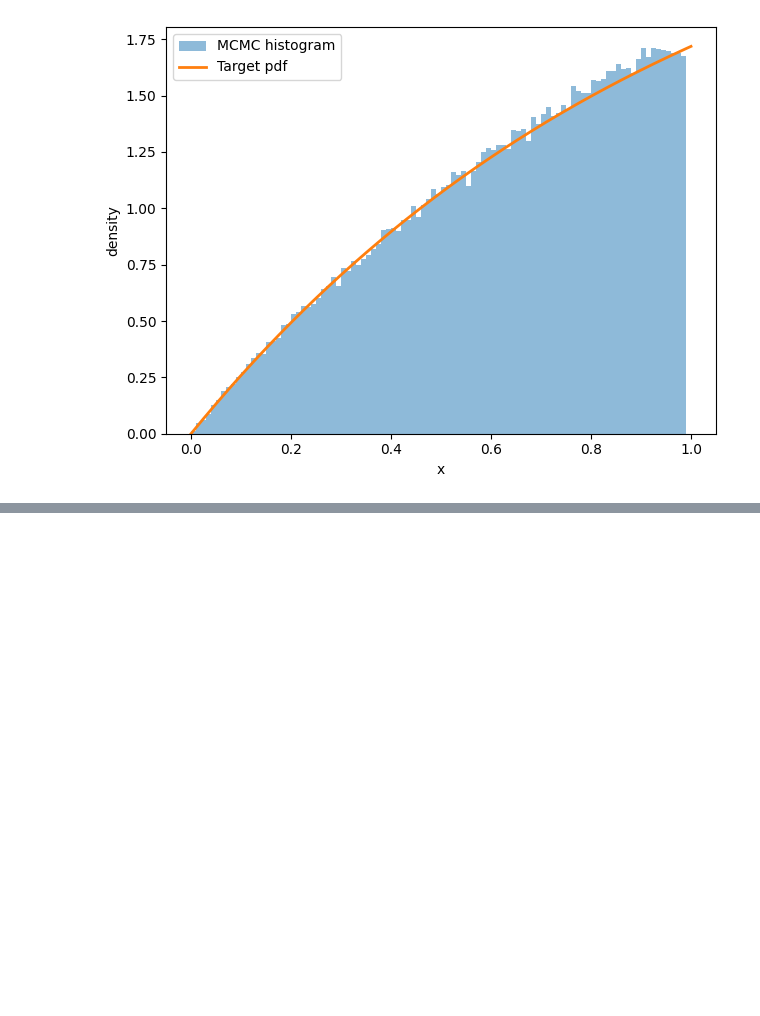
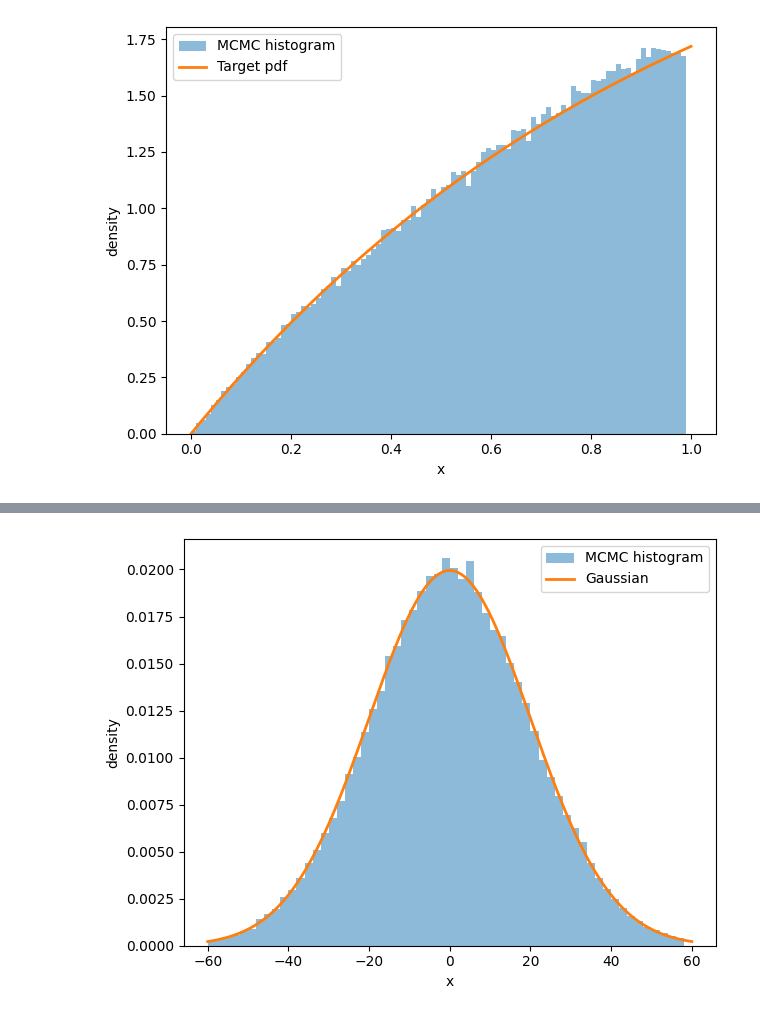
Before and after one commit to JacobGraham6489/physics-7321, a Jupyter notebook: Homeworks/HW 3 Jacob Graham.ipynb, the cells around one changed output, grey strips where cells are left out. Drawn from its saved outputs; the diff is of its cells as text; code cells hidden in the pictures; blank space fills up the shorter version.

```diff
--- a/Homeworks/HW 3 Jacob Graham.ipynb
+++ b/Homeworks/HW 3 Jacob Graham.ipynb
@@ -305,0 +315,55 @@ The value of a that minimizes the variance of the importance sampling estimator
+# %%
+# 2.1 (Metropolis/Hastings for Gaussian distribution)
+def gaussian(mu, sigma, x):
+    A = 1/np.sqrt(2*np.pi*sigma**2)
+    return A * np.exp(-(x-mu)**2/(2*sigma**2))
+
+# use same function structure as in 3.2.1 but replace P with gaussian, and add accept_counter to track acceptance rate of proposals
+def metropolis_step_gaussian(gaussian, mu, sigma, xold, delta, rng, accept_counter):
+    y = proposal_kernel(xold, delta, rng)
+    weight = gaussian(mu, sigma, y)/gaussian(mu, sigma, xold)
+    xnew = xold
+    if(weight >= 1):
+        xnew = y
+        accept_counter += 1
+    elif(weight != 0):
+        r = rng.random()
+        if(r <= weight):
+            xnew = y
+            accept_counter += 1
+    return xnew, accept_counter
+
+def metropolis_gaussian(gaussian, mu, sigma, xtrial, delta, rng, T):
+    xs = [xtrial]
+    accept_counter = 0
+    for t in range(T):
+        xtrial, accept_counter = metropolis_step_gaussian(gaussian, mu, sigma, xtrial, delta, rng, accept_counter)
+        xs.append(xtrial)
+    return xs, accept_counter/T # return acceptance ratio = accepted proposals / total proposals
+
+def target_distribution_gaussian(gaussian, mu, sigma, delta, rng, T, burn, thin):
+    xmid = mu
+    xs, accept_ratio = metropolis_gaussian(gaussian, mu, sigma, xmid, delta, rng, T)
+    return np.array(xs[burn:: thin]), accept_ratio
+
+# parameters (rng, T, burn, thin defined in 3.2.1)
+mu = 0
+delta = 64 # tune delta to get reasonable acceptance rate (~40-60%)
+sigma = 20.
+xmin = -60
+xmax = 60
+dx = sigma/10
+
+bins = np.arange(xmin, xmax, dx)
+xs_approx, accept_ratio = target_distribution_gaussian(gaussian, mu, sigma, delta, rng, T, burn, thin)
+plt.hist(xs_approx, bins, density=True, alpha=0.5, edgecolor='none', label='MCMC histogram')
+x = np.linspace(xmin, xmax, 400)
+pdf = gaussian(mu, sigma, x)
+plt.plot(x, pdf, lw=2, label='Gaussian')
+plt.xlabel('x')
+plt.ylabel('density')
+plt.legend()
+plt.tight_layout()
+plt.show()
+# %% [output]
+[figure, added]
```
Also changed, not shown: parts of 12 cells of this notebook.
